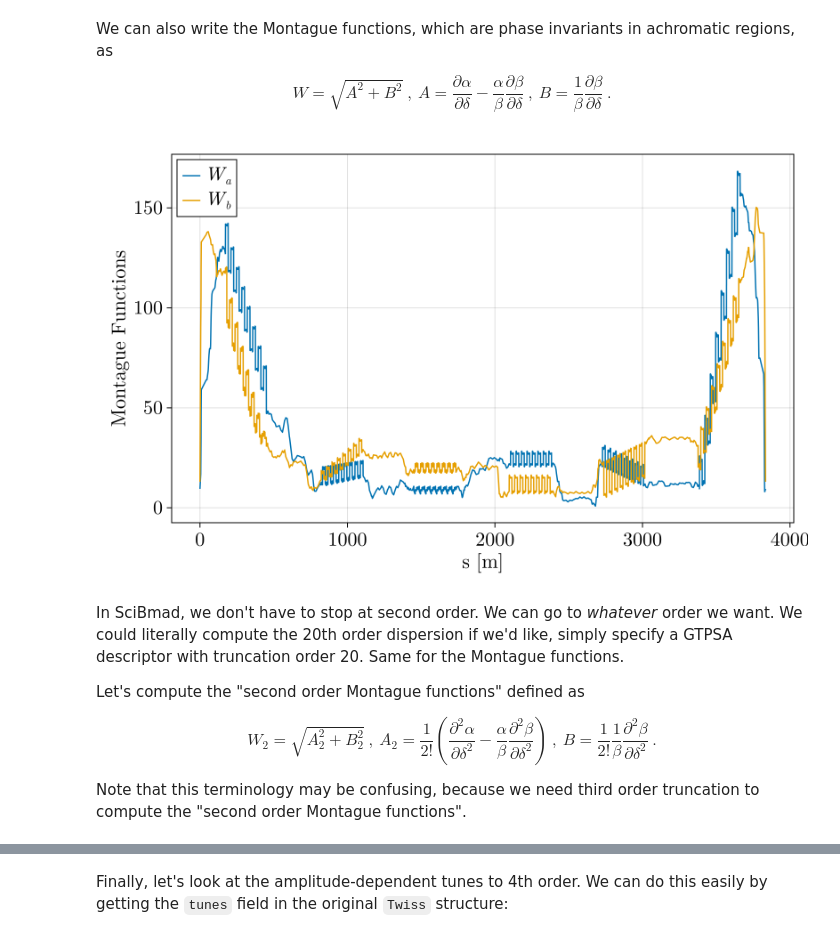
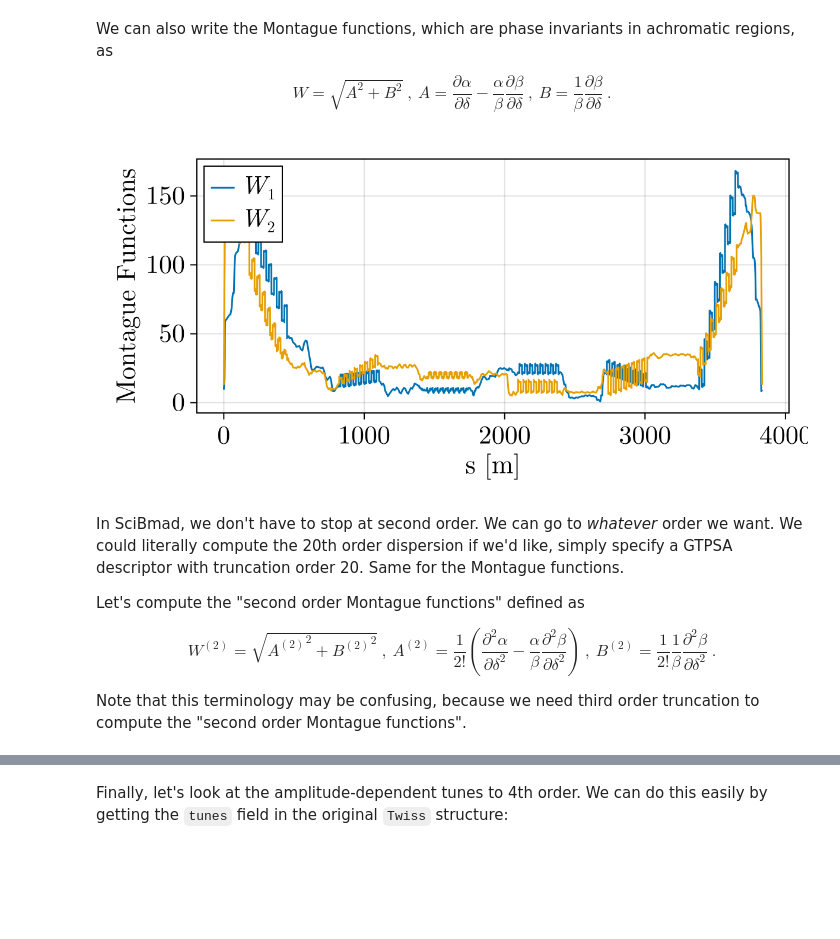
Before and after one commit to bmad-sim/SciBmad.jl, a Jupyter notebook: examples/julia/nonlinear-twiss.ipynb, the cells around one changed output, grey strips where cells are left out. Saved outputs shown, nothing was run; the diff lists cells and outputs as text; code cells hidden in the pictures; blank space fills up the shorter version.

```diff
--- a/examples/julia/nonlinear-twiss.ipynb
+++ b/examples/julia/nonlinear-twiss.ipynb
@@ -119,15 +119,15 @@ Descriptor(NV=6, MO=2)
 # %% [markdown]
 Let's plot $\frac{\partial\beta/\partial\delta}{\beta}$ around the ring:
 # %%
-beta_a = map(x->x[[0,0,0,0,0,0]], t.beta_1)
-beta_b = map(x->x[[0,0,0,0,0,0]], t.beta_2)
-dbeta_ddelta_a = map(x->x[[0,0,0,0,0,1]], t.beta_1)
-dbeta_ddelta_b = map(x->x[[0,0,0,0,0,1]], t.beta_2)
+beta_1 = map(x->x[[0,0,0,0,0,0]], t.beta_1)
+beta_2 = map(x->x[[0,0,0,0,0,0]], t.beta_2)
+dbeta_ddelta_1 = map(x->x[[0,0,0,0,0,1]], t.beta_1)
+dbeta_ddelta_2 = map(x->x[[0,0,0,0,0,1]], t.beta_2)
 
 f = Figure(fontsize=22, size=(800,500));
 ax = Axis(f[1, 1], xlabel="s [m]", ylabel="Chromatic Beta-Beat [1]");
-lines!(ax, t.s, dbeta_ddelta_a./beta_a, label=L"\frac{\partial\beta_a/\partial\delta}{\beta_a}"); # L".." specifies a LaTeX string
-lines!(ax, t.s, dbeta_ddelta_b./beta_b, label=L"\frac{\partial\beta_b/\partial\delta}{\beta_b}");
+lines!(ax, t.s, dbeta_ddelta_1./beta_1, label=L"\frac{\partial\beta_1/\partial\delta}{\beta_1}"); # L".." specifies a LaTeX string
+lines!(ax, t.s, dbeta_ddelta_2./beta_2, label=L"\frac{\partial\beta_2/\partial\delta}{\beta_2}");
 axislegend(position=:rt);
 display(f);
 # %% [output]
@@ -139,29 +139,29 @@ $$
 W = \sqrt{A^2+B^2} \ , \ A=\frac{\partial\alpha}{\partial\delta}-\frac{\alpha}{\beta}\frac{\partial\beta}{\partial\delta} \ , \ B=\frac{1}{\beta}\frac{\partial\beta}{\partial\delta} \ .
 $$
 # %%
-alpha_a = map(x->x[[0,0,0,0,0,0]], t.alpha_1)
-alpha_b = map(x->x[[0,0,0,0,0,0]], t.alpha_2)
-dalpha_ddelta_a = map(x->x[[0,0,0,0,0,1]], t.alpha_1)
-dalpha_ddelta_b = map(x->x[[0,0,0,0,0,1]], t.alpha_2)
+alpha_1 = map(x->x[[0,0,0,0,0,0]], t.alpha_1)
+alpha_2 = map(x->x[[0,0,0,0,0,0]], t.alpha_2)
+dalpha_ddelta_1 = map(x->x[[0,0,0,0,0,1]], t.alpha_1)
+dalpha_ddelta_2 = map(x->x[[0,0,0,0,0,1]], t.alpha_2)
 
-W_a = @. sqrt((dalpha_ddelta_a-alpha_a/beta_a*dbeta_ddelta_a)^2 + (dbeta_ddelta_a/beta_a)^2)
-W_b = @. sqrt((dalpha_ddelta_b-alpha_b/beta_b*dbeta_ddelta_b)^2 + (dbeta_ddelta_b/beta_b)^2)
+W_1 = @. sqrt((dalpha_ddelta_1-alpha_1/beta_1*dbeta_ddelta_1)^2 + (dbeta_ddelta_1/beta_1)^2)
+W_2 = @. sqrt((dalpha_ddelta_2-alpha_2/beta_2*dbeta_ddelta_2)^2 + (dbeta_ddelta_2/beta_2)^2)
 
-f = Figure(fontsize=22, size=(800,500));
+f = Figure(fontsize=22, size=(600,300));
 ax = Axis(f[1, 1], xlabel="s [m]", ylabel="Montague Functions");
-lines!(ax, t.s, W_a, label=L"W_a"); # L".." specifies a LaTeX string
-lines!(ax, t.s, W_b, label=L"W_b");
+lines!(ax, t.s, W_1, label=L"W_1"); # L".." specifies a LaTeX string
+lines!(ax, t.s, W_2, label=L"W_2");
 axislegend(position=:lt);
 display(f);
 # %% [output]
-[figure, old version]
+[figure, new version]
 # %% [markdown]
 In SciBmad, we don't have to stop at second order. We can go to *whatever* order we want. We could literally compute the 20th order dispersion if we'd like, simply specify a GTPSA descriptor with truncation order 20. Same for the Montague functions.
 
 Let's compute the "second order Montague functions" defined as
 
 $$
-W_2=\sqrt{A_2^2+B_2^2}\ , \ A_2=\frac{1}{2!}\left(\frac{\partial^2\alpha}{\partial\delta^2}-\frac{\alpha}{\beta}\frac{\partial^2\beta}{\partial\delta^2}\right)\ , \ B=\frac{1}{2!}\frac{1}{\beta}\frac{\partial^2\beta}{\partial\delta^2} \ .
+W^{(2)}=\sqrt{{A^{(2)}}^2+{B^{(2)}}^2}\ , \ A^{(2)}=\frac{1}{2!}\left(\frac{\partial^2\alpha}{\partial\delta^2}-\frac{\alpha}{\beta}\frac{\partial^2\beta}{\partial\delta^2}\right)\ , \ B^{(2)}=\frac{1}{2!}\frac{1}{\beta}\frac{\partial^2\beta}{\partial\delta^2} \ .
 $$
 
 Note that this terminology may be confusing, because we need third order truncation to compute the "second order Montague functions".
```
Also changed, not shown: parts of 3 cells of this notebook, 12 other files.
